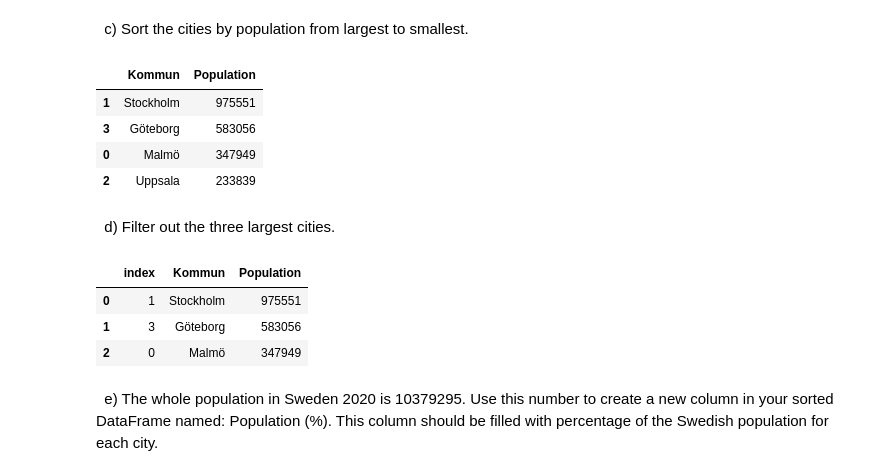
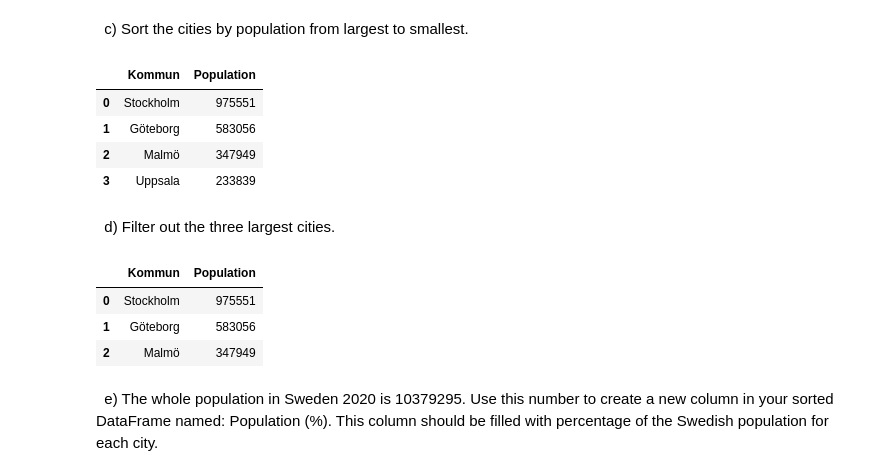
Before and after one commit to VineelaNedunuri/Databehandling-Vineela-Nedunuri, a Jupyter notebook: Exercises/E00_pandas_basic_syntax.ipynb, the cells around one changed output. Drawn from its saved outputs; the diff is of its cells as text; code cells hidden in the pictures.

```diff
--- a/Exercises/E00_pandas_basic_syntax.ipynb
+++ b/Exercises/E00_pandas_basic_syntax.ipynb
@@ -69,24 +69,26 @@ select
 # %% [markdown]
 &nbsp; c) Sort the cities by population from largest to smallest.
 # %%
-sorted_cities = cities.sort_values(by = "Population", ascending= False)
+sorted_cities = cities.sort_values(by = "Population", ascending= False, ignore_index=True)
 sorted_cities
 # %% [output]
 |  | Kommun | Population |
-| 1 | Stockholm | 975551 |
-| 3 | Göteborg | 583056 |
-| 0 | Malmö | 347949 |
-| 2 | Uppsala | 233839 |
+| 0 | Stockholm | 975551 |
+| 1 | Göteborg | 583056 |
+| 2 | Malmö | 347949 |
+| 3 | Uppsala | 233839 |
 # %% [markdown]
 &nbsp; d) Filter out the three largest cities.
 # %%
-three_largest_cities = cities[cities["Population"]>=300000].sort_values(by = "Population", ascending= False).reset_index()
+three_largest_cities = cities[cities["Population"] >= 300000].sort_values(
+    by="Population", ascending=False, ignore_index=True
+)
 three_largest_cities
 # %% [output]
-|  | index | Kommun | Population |
-| 0 | 1 | Stockholm | 975551 |
-| 1 | 3 | Göteborg | 583056 |
-| 2 | 0 | Malmö | 347949 |
+|  | Kommun | Population |
+| 0 | Stockholm | 975551 |
+| 1 | Göteborg | 583056 |
+| 2 | Malmö | 347949 |
 # %% [markdown]
 &nbsp; e) The whole population in Sweden 2020 is 10379295. Use this number to create a new column in your sorted DataFrame named: Population (%). This column should be filled with percentage of the Swedish population for each city.
 # %%
```
Also changed, not shown: parts of 2 cells of this notebook.
